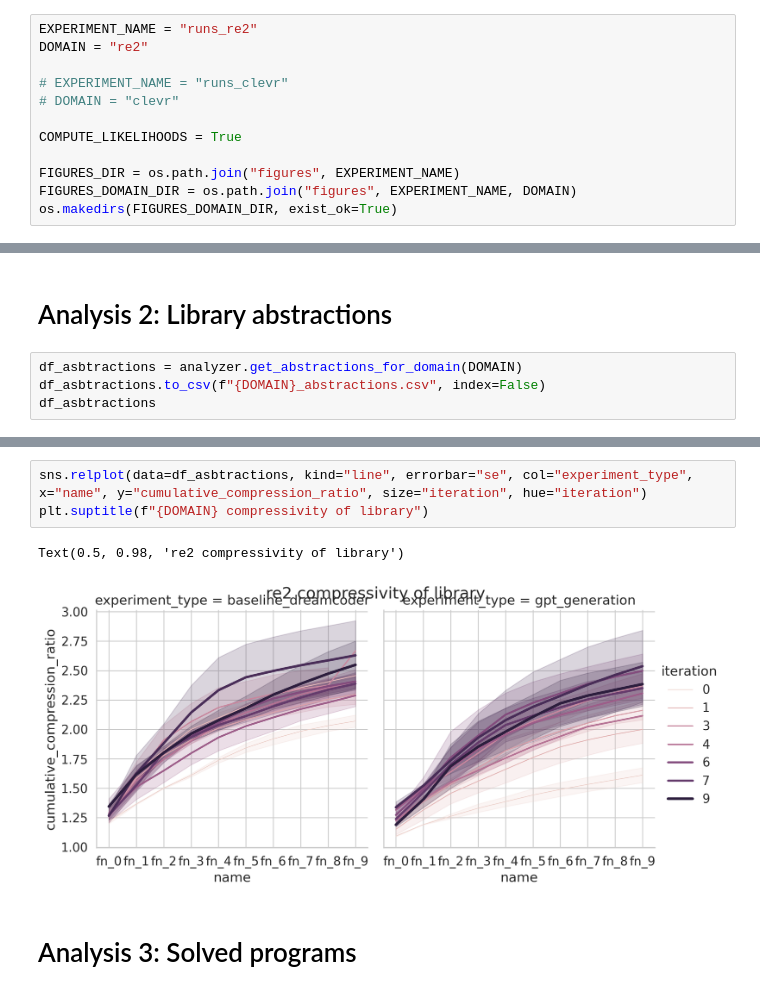
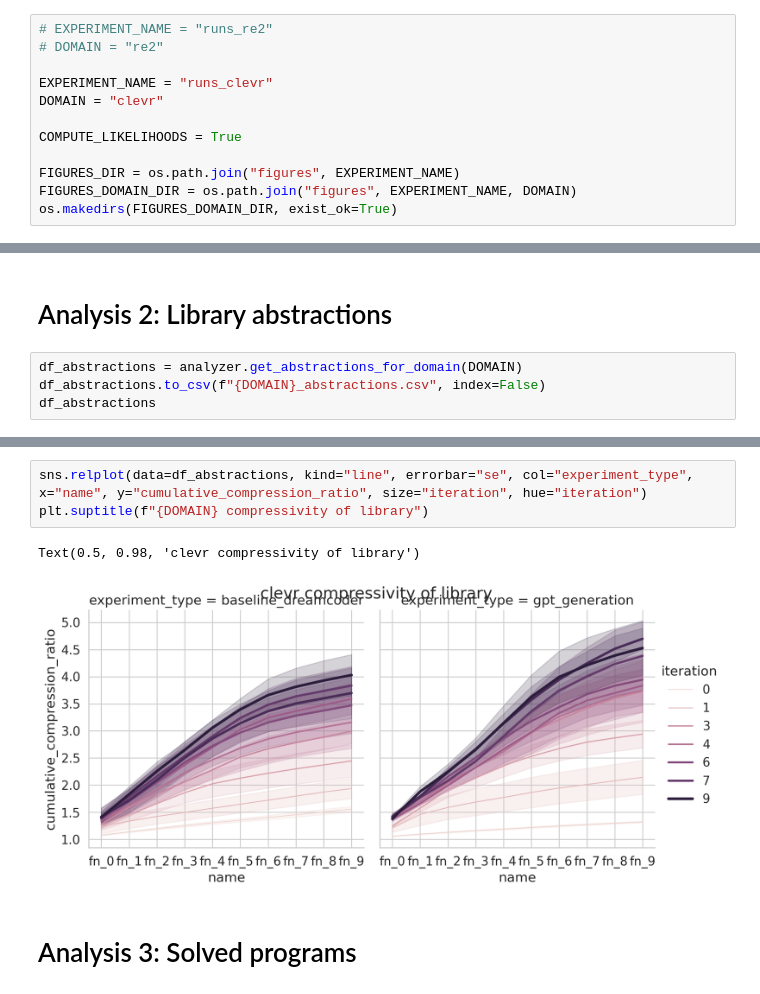
Before and after one commit to gabegrand/lilo, a Jupyter notebook: analysis/analyze_synthesis_experiment.ipynb, the cells around one changed output, grey strips where cells are left out. Cells and saved outputs as stored; diff of their text form.

```diff
--- a/analysis/analyze_synthesis_experiment.ipynb
+++ b/analysis/analyze_synthesis_experiment.ipynb
@@ -20,11 +23,11 @@ sns.set_theme(style="whitegrid", font_scale=1.25, rc={'figure.figsize':(12, 8)})
 # %%
 %config InlineBackend.figure_format = 'retina'
 # %%
-EXPERIMENT_NAME = "runs_re2"
-DOMAIN = "re2"
+# EXPERIMENT_NAME = "runs_re2"
+# DOMAIN = "re2"
 
-# EXPERIMENT_NAME = "runs_clevr"
-# DOMAIN = "clevr"
+EXPERIMENT_NAME = "runs_clevr"
+DOMAIN = "clevr"
 
 COMPUTE_LIKELIHOODS = True
 
@@ -232,8 +210,8 @@ Text(0.5, 0.98, 're2 (test)')
 # %% [markdown]
 # Analysis 2: Library abstractions
 # %%
-df_asbtractions = analyzer.get_abstractions_for_domain(DOMAIN)
-df_asbtractions.to_csv(f"{DOMAIN}_abstractions.csv", index=False)
-df_asbtractions
+df_abstractions = analyzer.get_abstractions_for_domain(DOMAIN)
+df_abstractions.to_csv(f"{DOMAIN}_abstractions.csv", index=False)
+df_abstractions
 # %% [output]
 |  | name | arity | utility | compression_ratio | cumulative_compression_ratio | body | dreamcoder | ... |
@@ -266,9 +250,9 @@ Text(0.5, 1.0, 're2 compressivity of library')
 # %%
-sns.relplot(data=df_asbtractions, kind="line", errorbar="se", col="experiment_type", x="name", y="cumulative_compression_ratio", size="iteration", hue="iteration")
+sns.relplot(data=df_abstractions, kind="line", errorbar="se", col="experiment_type", x="name", y="cumulative_compression_ratio", size="iteration", hue="iteration")
 plt.suptitle(f"{DOMAIN} compressivity of library")
 # %% [output]
-Text(0.5, 0.98, 're2 compressivity of library')
+Text(0.5, 0.98, 'clevr compressivity of library')
-[figure, old version]
+[figure, new version]
 # %% [markdown]
 # Analysis 3: Solved programs
 # %%
```
Also changed, not shown: parts of 20 cells of this notebook, 5 other files.
